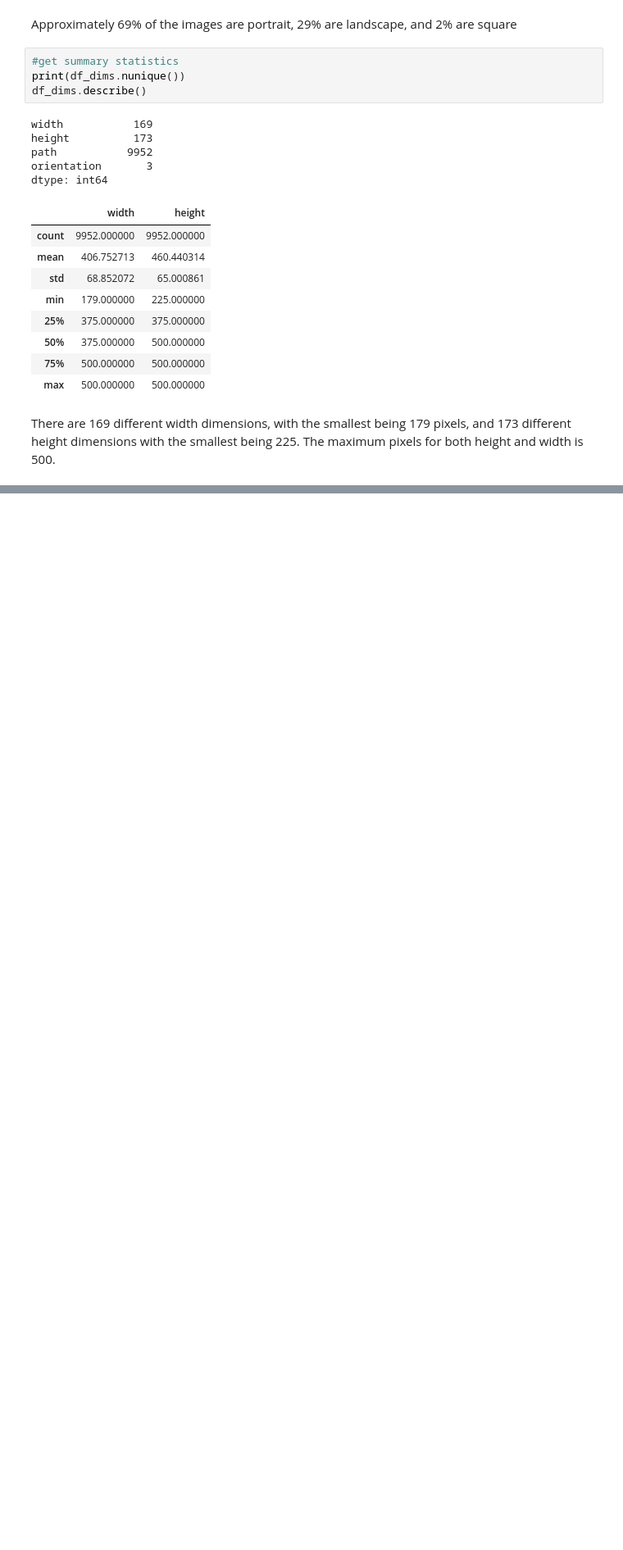
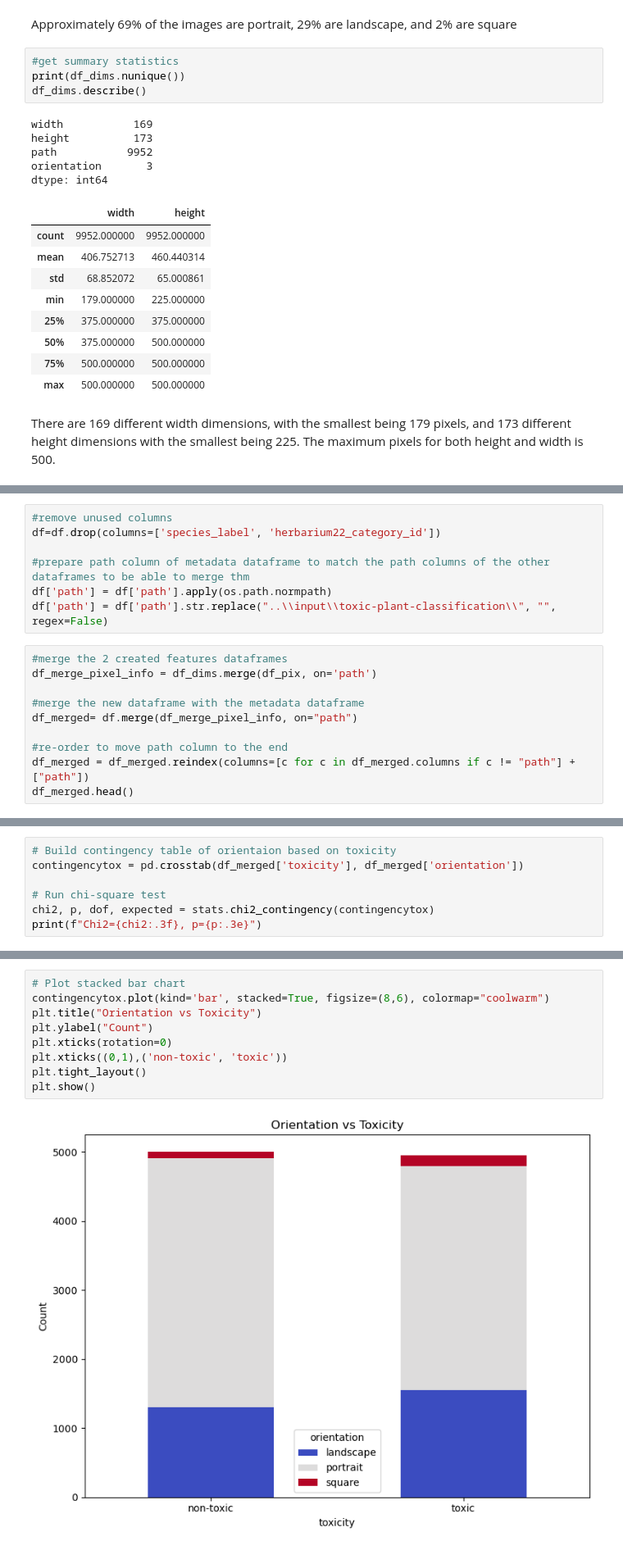
Before and after one commit to segoldsmith/Capstone3_PlantToxicity, a Jupyter notebook: Capstone3_DataWrangling_EDA.ipynb, the cells around one changed output, grey strips where cells are left out. Shown at 82% size. Saved outputs shown, nothing was run; the diff lists cells and outputs as text; blank space fills up the shorter version.

```diff
--- a/Capstone3_DataWrangling_EDA.ipynb
+++ b/Capstone3_DataWrangling_EDA.ipynb
@@ -197,0 +270,17 @@ I think the best option for resizing would be to use zero or mean padding. The q
+# %%
+#remove unused columns
+df=df.drop(columns=['species_label', 'herbarium22_category_id'])
+
+#prepare path column of metadata dataframe to match the path columns of the other dataframes to be able to merge thm
+df['path'] = df['path'].apply(os.path.normpath)
+df['path'] = df['path'].str.replace("..\\input\\toxic-plant-classification\\", "", regex=False)
+# %%
+#merge the 2 created features dataframes
+df_merge_pixel_info = df_dims.merge(df_pix, on='path')
+
+#merge the new dataframe with the metadata dataframe
+df_merged= df.merge(df_merge_pixel_info, on="path")
+
+#re-order to move path column to the end
+df_merged = df_merged.reindex(columns=[c for c in df_merged.columns if c != "path"] + ["path"])
+df_merged.head()
@@ -197,0 +296,7 @@ I think the best option for resizing would be to use zero or mean padding. The q
+# %%
+# Build contingency table of orientaion based on toxicity
+contingencytox = pd.crosstab(df_merged['toxicity'], df_merged['orientation'])
+
+# Run chi-square test
+chi2, p, dof, expected = stats.chi2_contingency(contingencytox)
+print(f"Chi2={chi2:.3f}, p={p:.3e}")
@@ -197,0 +305,11 @@ I think the best option for resizing would be to use zero or mean padding. The q
+# %%
+# Plot stacked bar chart
+contingencytox.plot(kind='bar', stacked=True, figsize=(8,6), colormap="coolwarm")
+plt.title("Orientation vs Toxicity")
+plt.ylabel("Count")
+plt.xticks(rotation=0)
+plt.xticks((0,1),('non-toxic', 'toxic'))
+plt.tight_layout()
+plt.show()
+# %% [output]
+[figure, added]
```
Also changed, not shown: parts of 24 cells of this notebook.
